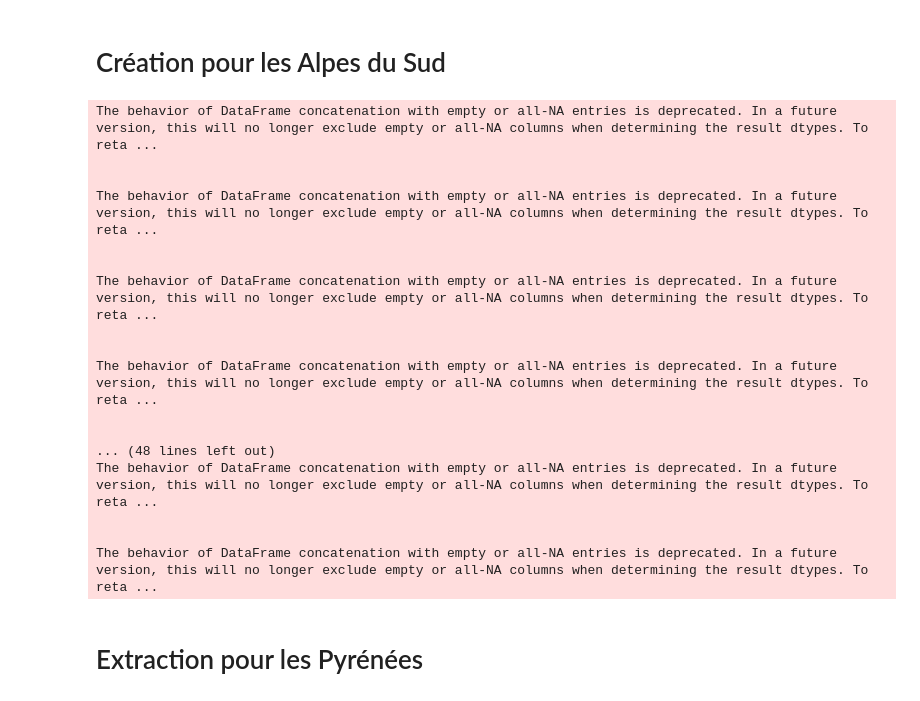
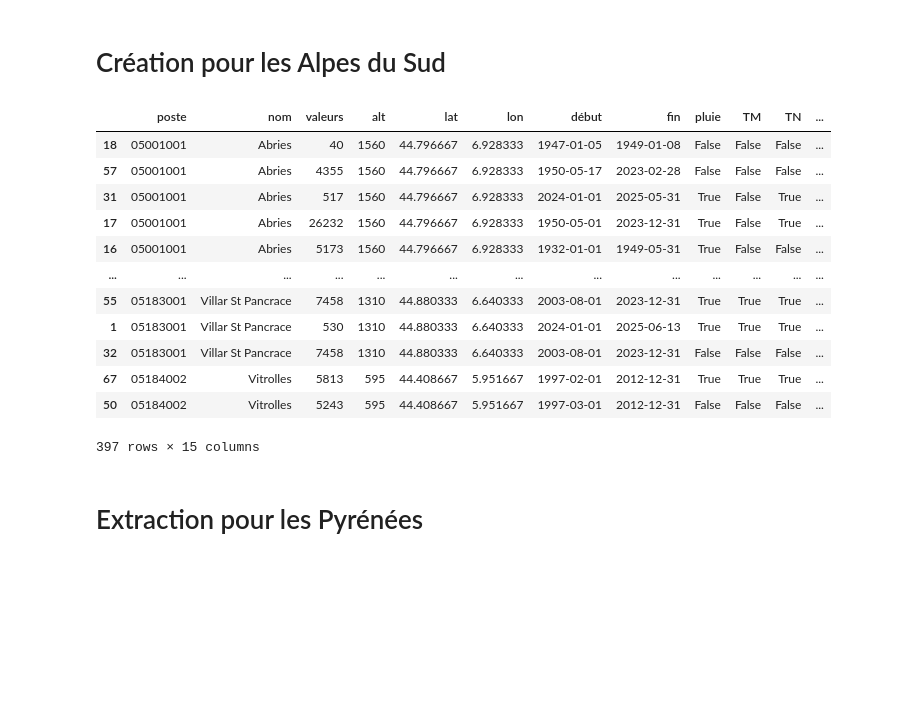
Before and after one commit to cancey/Meteo-France, a Jupyter notebook: création_liste_postes.ipynb, the cells around one changed output. Cells and saved outputs as stored; diff of their text form; code cells hidden in the pictures; blank space fills up the shorter version.

```diff
--- a/création_liste_postes.ipynb
+++ b/création_liste_postes.ipynb
@@ -415,36 +451,38 @@ liste_05
 # %%
 départements_alpes_sud = ['05','04','06']
 
-liste_alpes_sud = pd.DataFrame(columns=['poste', 'nom', 'valeurs', 'alt', 'lat', 'lon',
-                                                  'début','fin', 'pluie', 'neige','HN','TM', 'TN', 'TX' ] )
-for dept in départements_alpes_sud:
-      liste_départementale = synthétiser_information(dept)
-      liste_alpes_sud = pd.concat([liste_alpes_sud, liste_départementale])
 
 
+# initialisation
+liste_dataframes = []
+
+for dept in départements_alpes_sud:
+    liste_départementale = synthétiser_information(dept)
+    liste_dataframes.append(liste_départementale)
+
+# Concaténation
+liste_alpes_sud = pd.concat(liste_dataframes, ignore_index=True)
 cartographier_postes(liste_alpes_sud, dept = 'sud')
-# %% [output]
-The behavior of DataFrame concatenation with empty or all-NA entries is deprecated. In a future version, this will no longer exclude empty or all-NA columns when determining the result dtypes. To reta ...
-
-
-The behavior of DataFrame concatenation with empty or all-NA entries is deprecated. In a future version, this will no longer exclude empty or all-NA columns when determining the result dtypes. To reta ...
-
-
-The behavior of DataFrame concatenation with empty or all-NA entries is deprecated. In a future version, this will no longer exclude empty or all-NA columns when determining the result dtypes. To reta ...
-
-
-The behavior of DataFrame concatenation with empty or all-NA entries is deprecated. In a future version, this will no longer exclude empty or all-NA columns when determining the result dtypes. To reta ...
-
-
-... (48 lines left out)
-The behavior of DataFrame concatenation with empty or all-NA entries is deprecated. In a future version, this will no longer exclude empty or all-NA columns when determining the result dtypes. To reta ...
-
-
-The behavior of DataFrame concatenation with empty or all-NA entries is deprecated. In a future version, this will no longer exclude empty or all-NA columns when determining the result dtypes. To reta ...
 # %%
 fichier_excel   = os.path.join(répertoire_travail, 'liste_synthétique_Alpes_Sud.xlsx')
 onglet_liste = 'liste-stations'
 liste_alpes_sud.to_excel(fichier_excel, index=False, sheet_name= onglet_liste)
+# %%
+extraction_information('05')
+# %% [output]
+|  | poste | nom | valeurs | alt | lat | lon | début | fin | pluie | TM | TN | ... |
+| 18 | 05001001 | Abries | 40 | 1560 | 44.796667 | 6.928333 | 1947-01-05 | 1949-01-08 | False | False | False | ... |
+| 57 | 05001001 | Abries | 4355 | 1560 | 44.796667 | 6.928333 | 1950-05-17 | 2023-02-28 | False | False | False | ... |
+| 31 | 05001001 | Abries | 517 | 1560 | 44.796667 | 6.928333 | 2024-01-01 | 2025-05-31 | True | False | True | ... |
+| 17 | 05001001 | Abries | 26232 | 1560 | 44.796667 | 6.928333 | 1950-05-01 | 2023-12-31 | True | False | True | ... |
+| 16 | 05001001 | Abries | 5173 | 1560 | 44.796667 | 6.928333 | 1932-01-01 | 1949-05-31 | True | False | False | ... |
+| ... | ... | ... | ... | ... | ... | ... | ... | ... | ... | ... | ... | ... |
+| 55 | 05183001 | Villar St Pancrace | 7458 | 1310 | 44.880333 | 6.640333 | 2003-08-01 | 2023-12-31 | True | True | True | ... |
+| 1 | 05183001 | Villar St Pancrace | 530 | 1310 | 44.880333 | 6.640333 | 2024-01-01 | 2025-06-13 | True | True | True | ... |
+| 32 | 05183001 | Villar St Pancrace | 7458 | 1310 | 44.880333 | 6.640333 | 2003-08-01 | 2023-12-31 | False | False | False | ... |
+| 67 | 05184002 | Vitrolles | 5813 | 595 | 44.408667 | 5.951667 | 1997-02-01 | 2012-12-31 | True | True | True | ... |
+| 50 | 05184002 | Vitrolles | 5243 | 595 | 44.408667 | 5.951667 | 1997-03-01 | 2012-12-31 | False | False | False | ... |
+397 rows × 15 columns
 # %% [markdown]
 # Extraction pour les Pyrénées
 # %%
```
Also changed, not shown: parts of 7 cells of this notebook.
